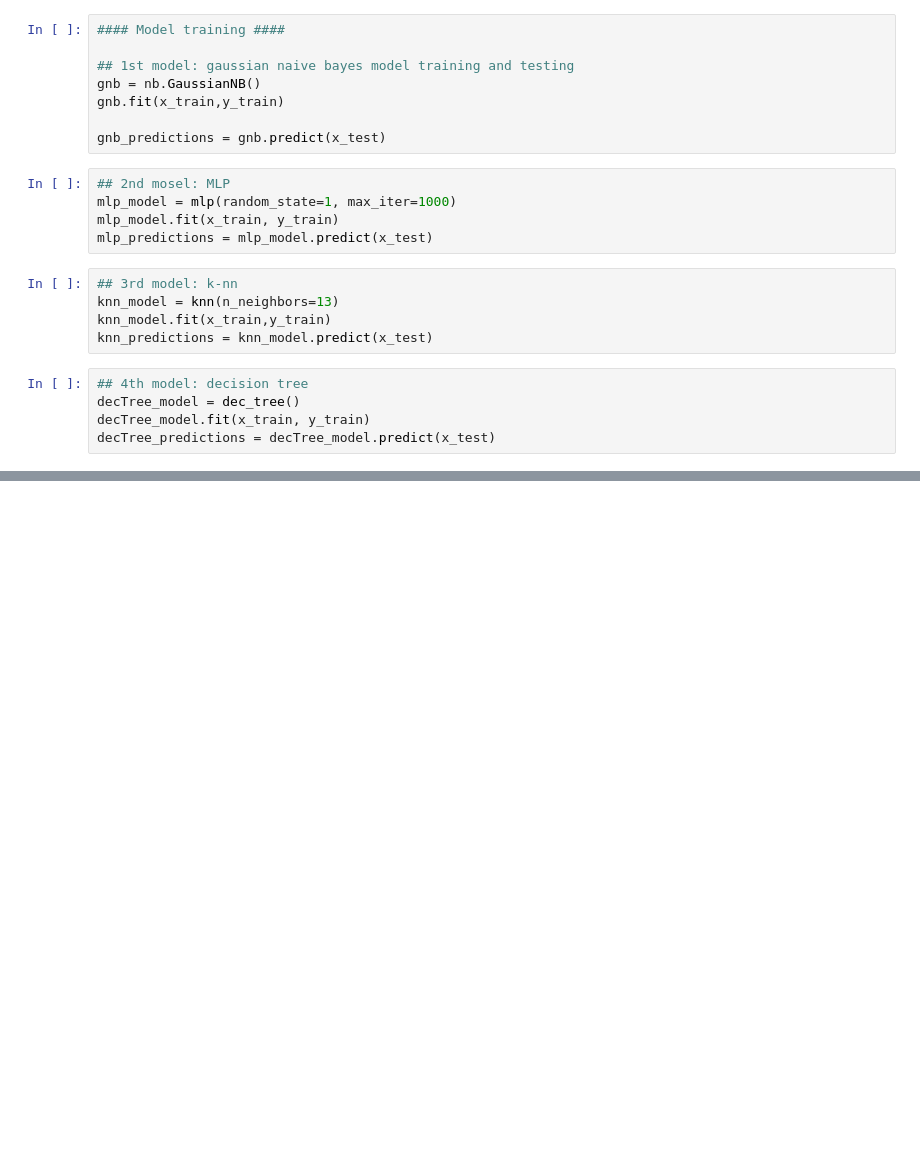
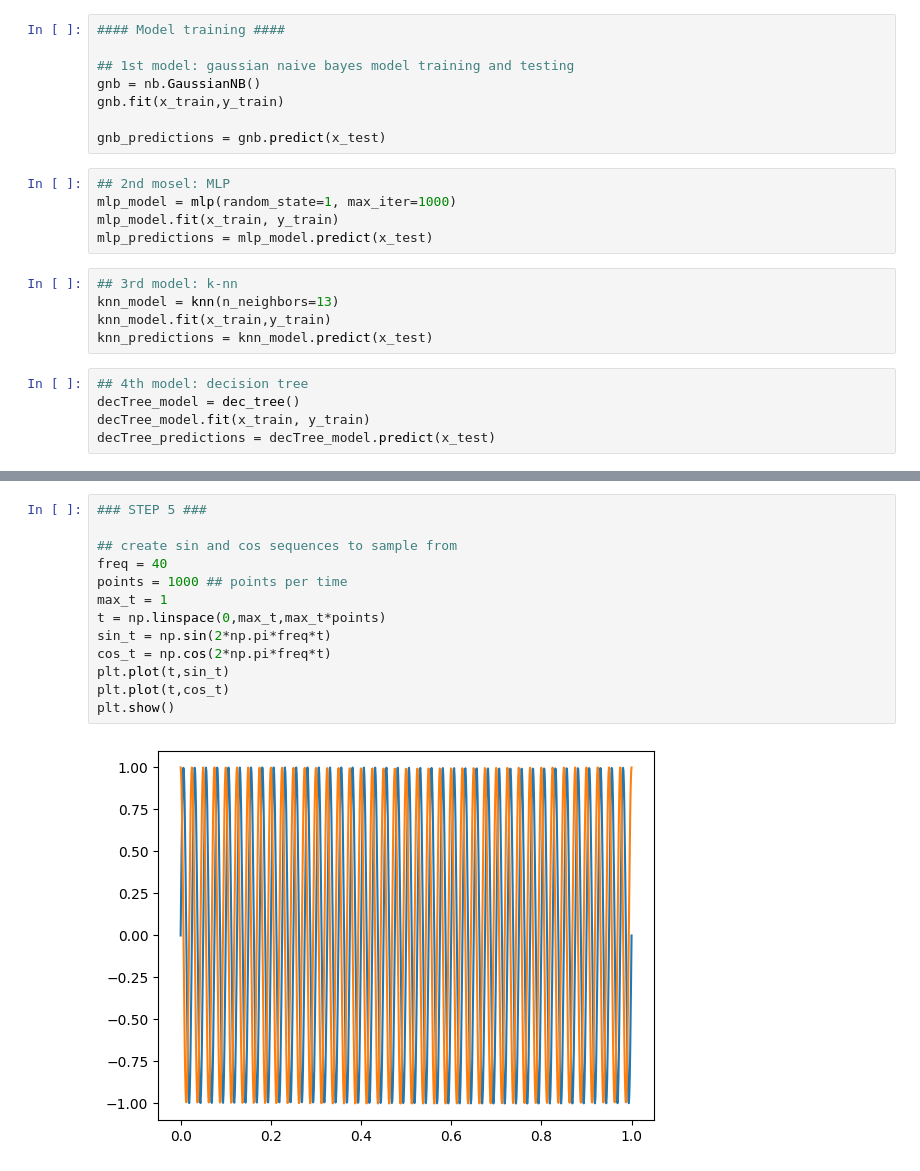
Before and after one commit to dimitris-damianos/ntua-patrec, a Jupyter notebook: Lab1/prelab/prelab-notebook.ipynb, the cells around one changed output, grey strips where cells are left out. Drawn from its saved outputs; the diff is of its cells as text; blank space fills up the shorter version.

```diff
--- a/Lab1/prelab/prelab-notebook.ipynb
+++ b/Lab1/prelab/prelab-notebook.ipynb
@@ -399,0 +405,15 @@ Decision Tree acc: 0.37531645569620253
+# %%
+### STEP 5 ###
+
+## create sin and cos sequences to sample from
+freq = 40
+points = 1000 ## points per time
+max_t = 1
+t = np.linspace(0,max_t,max_t*points)
+sin_t = np.sin(2*np.pi*freq*t)
+cos_t = np.cos(2*np.pi*freq*t)
+plt.plot(t,sin_t)
+plt.plot(t,cos_t)
+plt.show()
+# %% [output]
+[figure, added]
```
Also changed, not shown: parts of 10 cells of this notebook, 1 other file.
